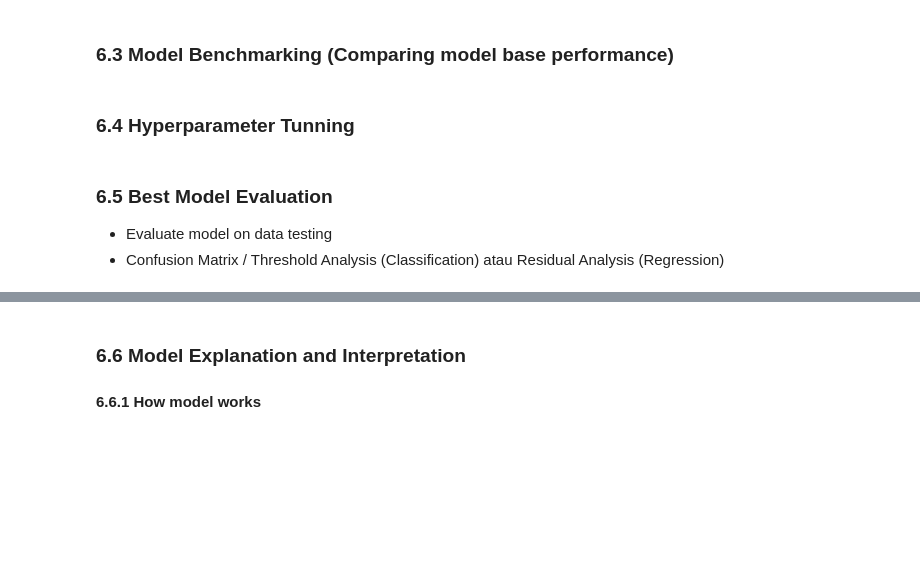
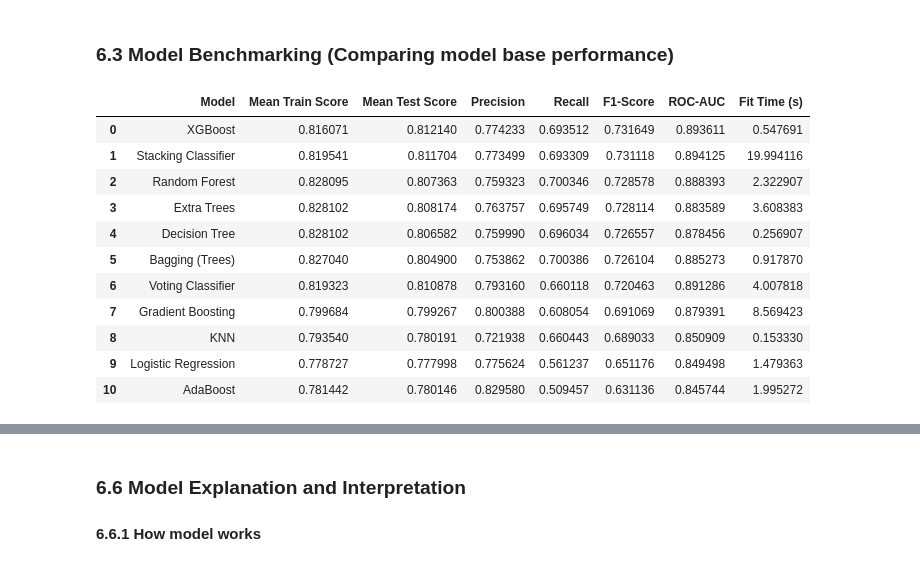
Before and after one commit to rafiandrianto/Capstone3, a Jupyter notebook: notebook/1.0-bdp-notebook.ipynb, the cells around one changed output, grey strips where cells are left out. Saved outputs shown, nothing was run; the diff lists cells and outputs as text; code cells hidden in the pictures; blank space fills up the shorter version.

Commit message:
model training & tuning

```diff
--- a/notebook/1.0-bdp-notebook.ipynb
+++ b/notebook/1.0-bdp-notebook.ipynb
@@ -1138,0 +1234,32 @@ Final Testing Data Shape: (16645, 33)
+# %%
+cv_strategy = StratifiedKFold(n_splits=5, shuffle=True, random_state=RANDOM_STATE)
+scoring_metrics = ['accuracy', 'precision', 'recall', 'f1', 'roc_auc']
+cv_results = []
+
+for name, model in models.items():
+    pipeline = ImbPipeline(steps=[
+        ('preprocessing', preprocessor),
+        ('classifier', model)
+    ])
+
+    scores = cross_validate(
+        pipeline,
+        x_train,
+        y_train,
+        cv=cv_strategy,
+        scoring=scoring_metrics,
+        return_train_score=True,
+        n_jobs=-1,
+        verbose=1
+    )
+
+    cv_results.append({
+        'Model': name,
+        'Mean Train Score': scores['train_accuracy'].mean(),
+        'Mean Test Score': scores['test_accuracy'].mean(),
+        'Precision': scores['test_precision'].mean(),
+        'Recall': scores['test_recall'].mean(),
+        'F1-Score': scores['test_f1'].mean(),
+        'ROC-AUC': scores['test_roc_auc'].mean(),
+        'Fit Time (s)': scores['fit_time'].mean()
+    })
@@ -1139,8 +1284,18 @@ Final Testing Data Shape: (16645, 33)
 # %% [markdown]
 ### **6.3 Model Benchmarking (Comparing model base performance)**
-# %% [markdown]
-### **6.4 Hyperparameter Tunning**
-# %% [markdown]
-### **6.5 Best Model Evaluation**
-- Evaluate model on data testing
-- Confusion Matrix / Threshold Analysis (Classification) atau Residual Analysis (Regression)
+# %%
+benchmark_df = pd.DataFrame(cv_results).sort_values(by='F1-Score', ascending=False).reset_index(drop=True)
+benchmark_df
+# %% [output]
+|  | Model | Mean Train Score | Mean Test Score | Precision | Recall | F1-Score | ROC-AUC | Fit Time (s) |
+| 0 | XGBoost | 0.816071 | 0.812140 | 0.774233 | 0.693512 | 0.731649 | 0.893611 | 0.547691 |
+| 1 | Stacking Classifier | 0.819541 | 0.811704 | 0.773499 | 0.693309 | 0.731118 | 0.894125 | 19.994116 |
+| 2 | Random Forest | 0.828095 | 0.807363 | 0.759323 | 0.700346 | 0.728578 | 0.888393 | 2.322907 |
+| 3 | Extra Trees | 0.828102 | 0.808174 | 0.763757 | 0.695749 | 0.728114 | 0.883589 | 3.608383 |
+| 4 | Decision Tree | 0.828102 | 0.806582 | 0.759990 | 0.696034 | 0.726557 | 0.878456 | 0.256907 |
+| 5 | Bagging (Trees) | 0.827040 | 0.804900 | 0.753862 | 0.700386 | 0.726104 | 0.885273 | 0.917870 |
+| 6 | Voting Classifier | 0.819323 | 0.810878 | 0.793160 | 0.660118 | 0.720463 | 0.891286 | 4.007818 |
+| 7 | Gradient Boosting | 0.799684 | 0.799267 | 0.800388 | 0.608054 | 0.691069 | 0.879391 | 8.569423 |
+| 8 | KNN | 0.793540 | 0.780191 | 0.721938 | 0.660443 | 0.689033 | 0.850909 | 0.153330 |
+| 9 | Logistic Regression | 0.778727 | 0.777998 | 0.775624 | 0.561237 | 0.651176 | 0.849498 | 1.479363 |
+| 10 | AdaBoost | 0.781442 | 0.780146 | 0.829580 | 0.509457 | 0.631136 | 0.845744 | 1.995272 |
```
Also changed, not shown: parts of 15 cells of this notebook.
